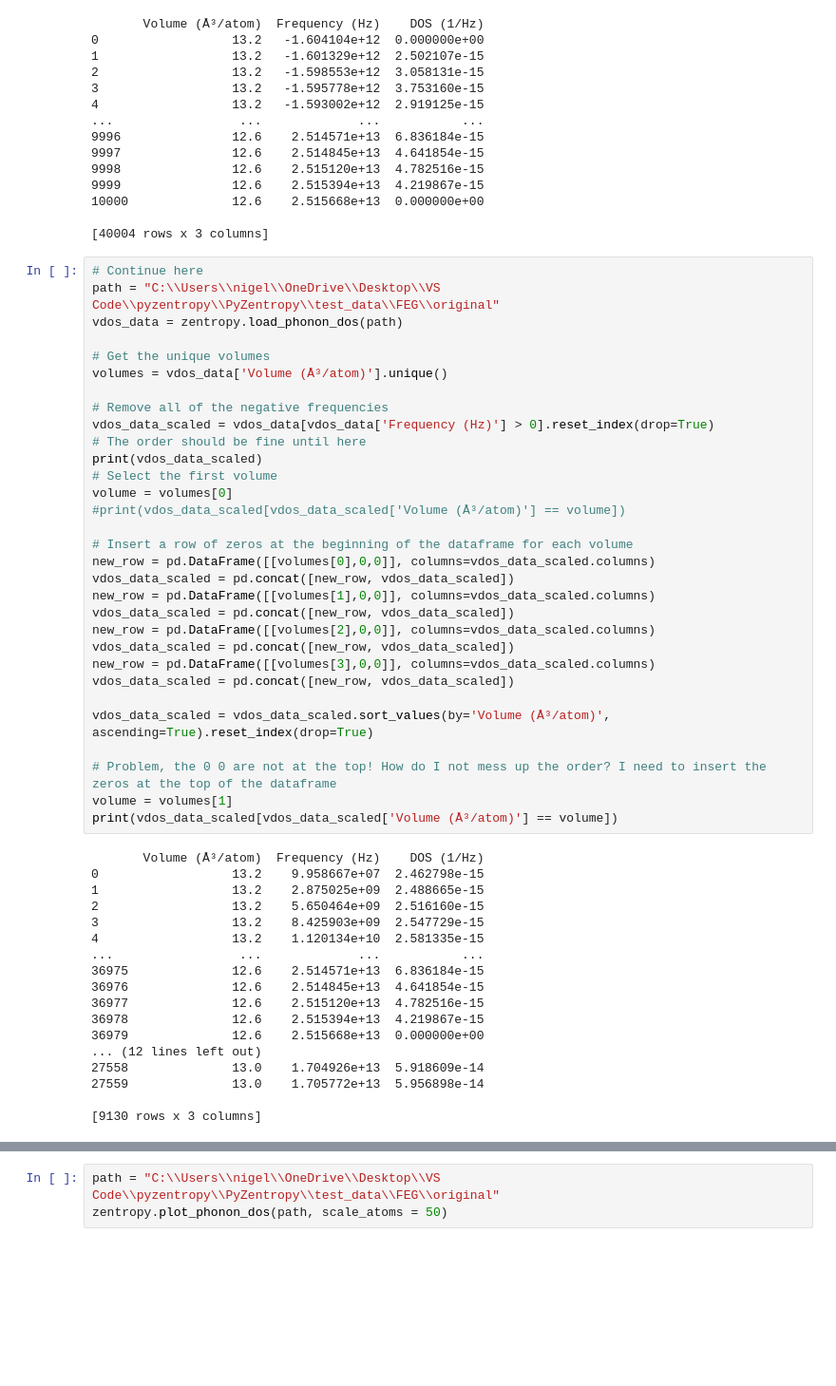
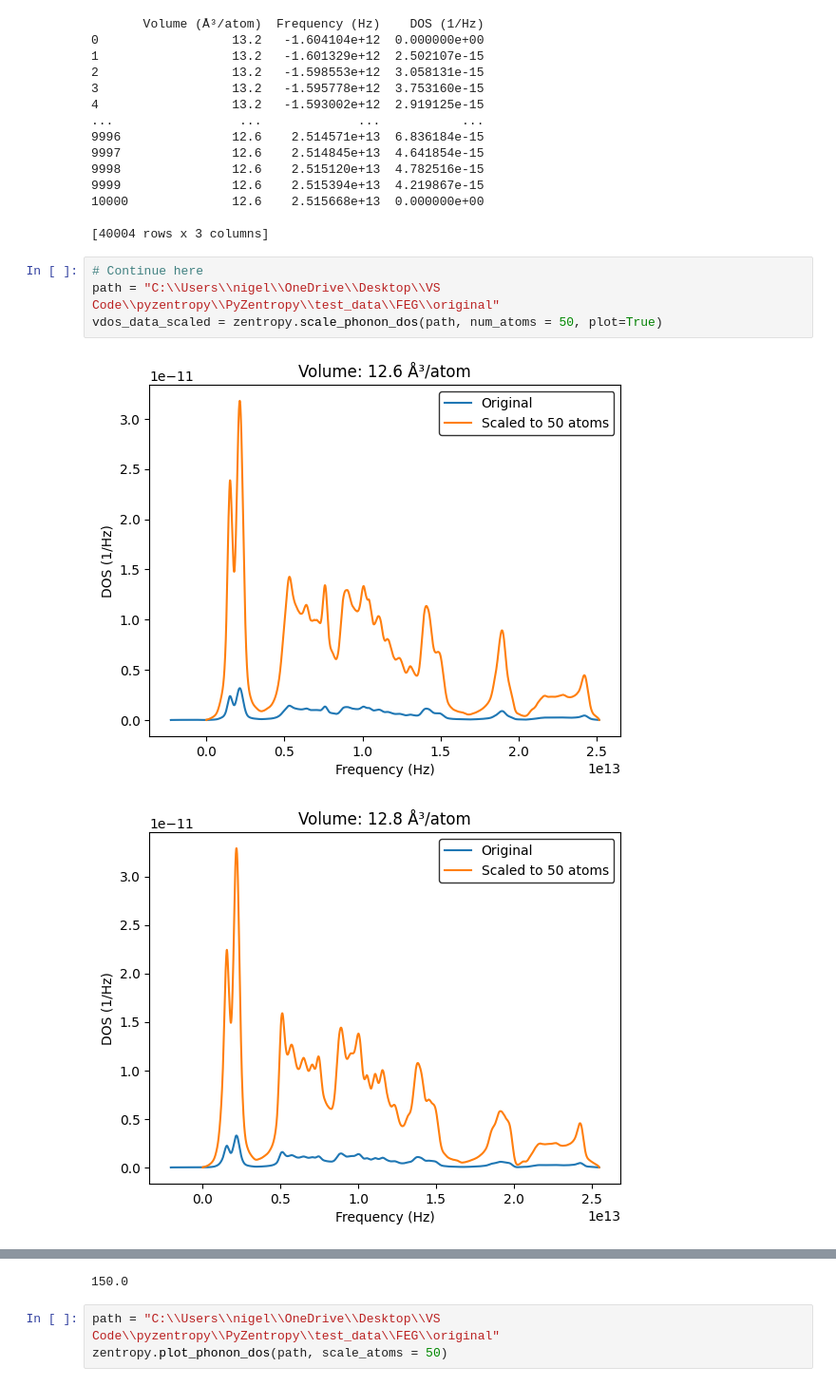
Before and after one commit to nhew1994/PyZentropy, a Jupyter notebook: pyzentropy/test.ipynb, the cells around one changed output, grey strips where cells are left out. Shown at 95% size. Drawn from its saved outputs; the diff is of its cells as text; blank space fills up the shorter version.

```diff
--- a/pyzentropy/test.ipynb
+++ b/pyzentropy/test.ipynb
@@ -25,52 +25,10 @@ print(vdos_data)
 10000              12.6    2.515668e+13  0.000000e+00
 
 [40004 rows x 3 columns]
-# %%
-# Continue here
-path = "C:\\Users\\nigel\\OneDrive\\Desktop\\VS Code\\pyzentropy\\PyZentropy\\test_data\\FEG\\original"
-vdos_data = zentropy.load_phonon_dos(path)
-
-# Get the unique volumes
-volumes = vdos_data['Volume (Å³/atom)'].unique()
-
-# Remove all of the negative frequencies
-vdos_data_scaled = vdos_data[vdos_data['Frequency (Hz)'] > 0].reset_index(drop=True)
-# The order should be fine until here
-print(vdos_data_scaled)
-# Select the first volume
-volume = volumes[0]
-#print(vdos_data_scaled[vdos_data_scaled['Volume (Å³/atom)'] == volume])
-
-# Insert a row of zeros at the beginning of the dataframe for each volume
-new_row = pd.DataFrame([[volumes[0],0,0]], columns=vdos_data_scaled.columns)
-vdos_data_scaled = pd.concat([new_row, vdos_data_scaled])
-new_row = pd.DataFrame([[volumes[1],0,0]], columns=vdos_data_scaled.columns)
-vdos_data_scaled = pd.concat([new_row, vdos_data_scaled])
-new_row = pd.DataFrame([[volumes[2],0,0]], columns=vdos_data_scaled.columns)
-vdos_data_scaled = pd.concat([new_row, vdos_data_scaled])
-new_row = pd.DataFrame([[volumes[3],0,0]], columns=vdos_data_scaled.columns)
-vdos_data_scaled = pd.concat([new_row, vdos_data_scaled])
-
-vdos_data_scaled = vdos_data_scaled.sort_values(by='Volume (Å³/atom)', ascending=True).reset_index(drop=True)
-
-# Problem, the 0 0 are not at the top! How do I not mess up the order? I need to insert the zeros at the top of the dataframe
-volume = volumes[1]
-print(vdos_data_scaled[vdos_data_scaled['Volume (Å³/atom)'] == volume])
-# %% [output]
-       Volume (Å³/atom)  Frequency (Hz)    DOS (1/Hz)
-0                  13.2    9.958667e+07  2.462798e-15
-1                  13.2    2.875025e+09  2.488665e-15
-2                  13.2    5.650464e+09  2.516160e-15
-3                  13.2    8.425903e+09  2.547729e-15
-4                  13.2    1.120134e+10  2.581335e-15
-...                 ...             ...           ...
-36975              12.6    2.514571e+13  6.836184e-15
-36976              12.6    2.514845e+13  4.641854e-15
-36977              12.6    2.515120e+13  4.782516e-15
-36978              12.6    2.515394e+13  4.219867e-15
-36979              12.6    2.515668e+13  0.000000e+00
-... (12 lines left out)
-27558              13.0    1.704926e+13  5.918609e-14
-27559              13.0    1.705772e+13  5.956898e-14
-
-[9130 rows x 3 columns]
+# %%
+# Continue here
+path = "C:\\Users\\nigel\\OneDrive\\Desktop\\VS Code\\pyzentropy\\PyZentropy\\test_data\\FEG\\original"
+vdos_data_scaled = zentropy.scale_phonon_dos(path, num_atoms = 50, plot=True)
+# %% [output]
+[figure, added]
+[figure, added]
@@ -77,3 +37,4 @@ print(vdos_data_scaled[vdos_data_scaled['Volume (Å³/atom)'] == volume])
+150.0
 # %%
 path = "C:\\Users\\nigel\\OneDrive\\Desktop\\VS Code\\pyzentropy\\PyZentropy\\test_data\\FEG\\original"
 zentropy.plot_phonon_dos(path, scale_atoms = 50)
```
Also changed, not shown: parts of 1 cell of this notebook, 22 other files.
